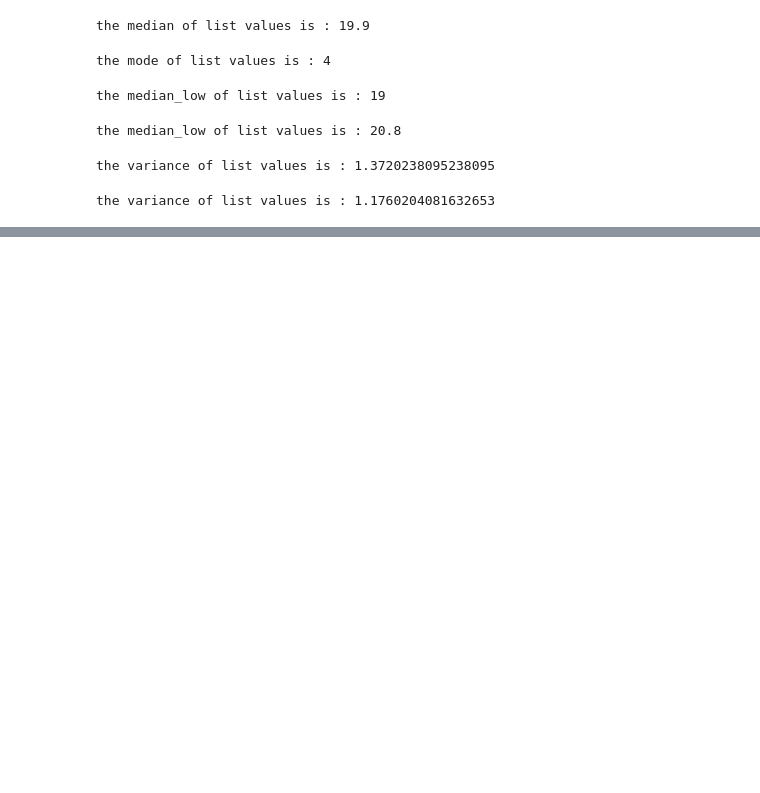
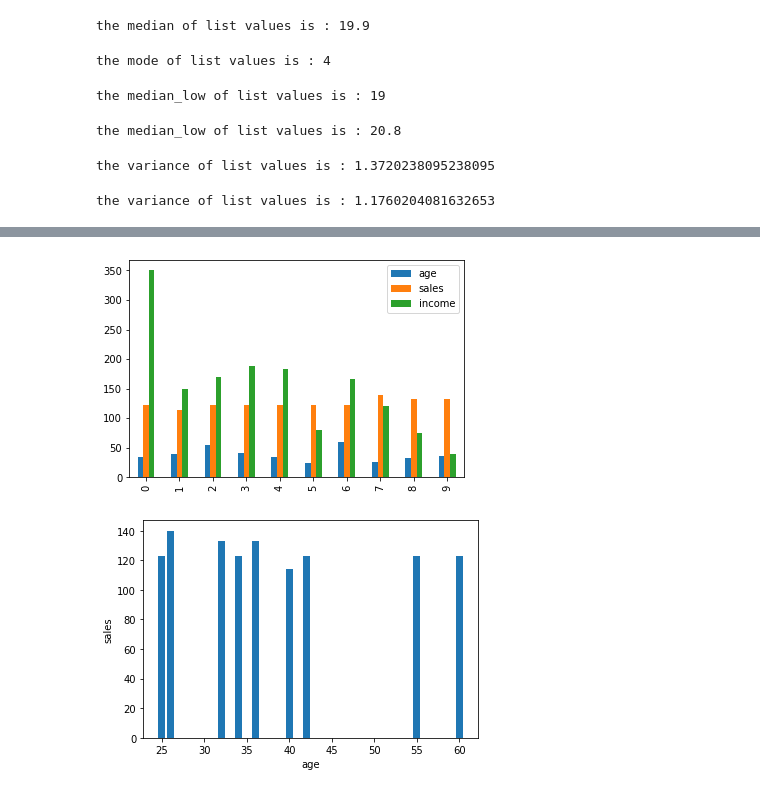
Before and after one commit to PushpavatiMyageri/PythonProgramming, a Jupyter notebook: Assignment_folder/module_3/mean.ipynb, the cells around one changed output, grey strips where cells are left out. Drawn from its saved outputs; the diff is of its cells as text; code cells hidden in the pictures; blank space fills up the shorter version.

```diff
--- a/Assignment_folder/module_3/mean.ipynb
+++ b/Assignment_folder/module_3/mean.ipynb
@@ -59,0 +81,25 @@ the variance of list values is : 1.1760204081632653
+# %%
+import pandas as pd
+import matplotlib.pyplot as plt
+
+data = [['E001','M',34,123,'Normal',350],
+        ['E002','F',40,114,'Normal',150],
+        ['E003','M',55,123,'Normal',169],
+        ['E004','F',42,123,'Normal',189],
+        ['E005','M',34,123,'Normal',183],
+        ['E006','F',25,123,'Normal',80],
+        ['E007','M',60,123,'Normal',166],
+        ['E008','F',26,140,'Normal',120],
+        ['E009','F',32,133,'Normal',75],
+        ['E0010','M',36,133,'underweight',40]]
+
+df = pd.DataFrame(data,columns=['Empid','gender','age','sales','bmi','income'])
+df.plot.bar()
+plt.show()
+plt.bar(df['age'],df['sales'])
+plt.xlabel('age')
+plt.ylabel('sales')
+plt.show()
+# %% [output]
+[figure, added]
+[figure, added]
```
Also changed, not shown: parts of 4 cells of this notebook.
